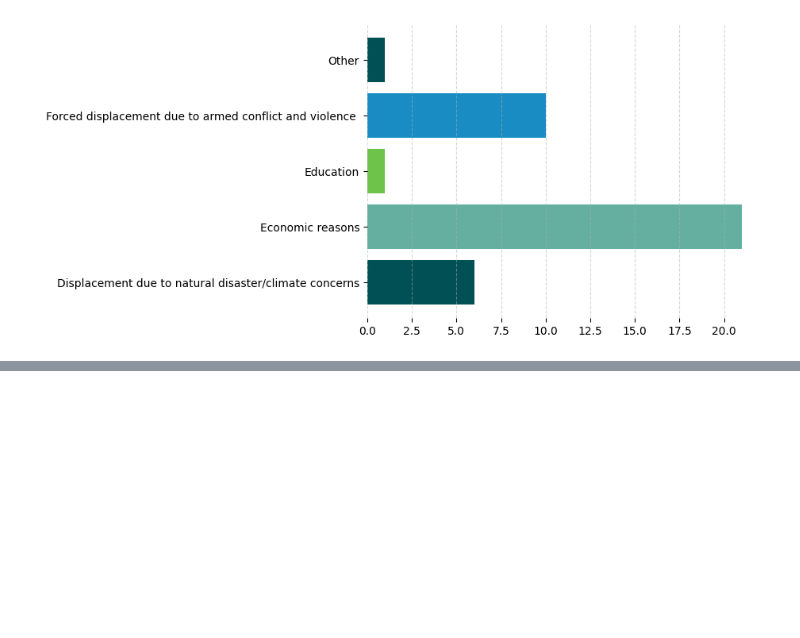
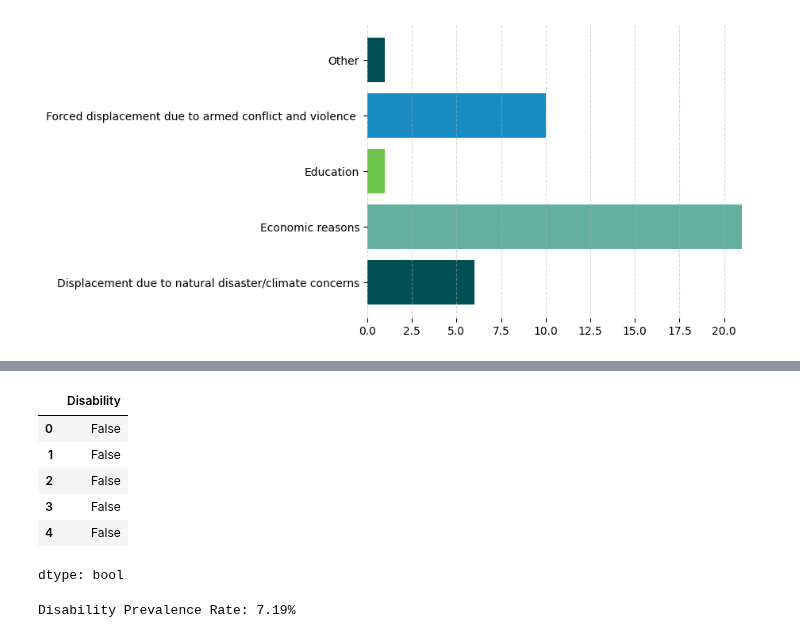
Before and after one commit to Mirwais-Farahi/MSIHealthServiceAnalytics, a Jupyter notebook: notebooks/03_Descriptive_Analysis.ipynb, the cells around one changed output, grey strips where cells are left out. Cells and saved outputs as stored; diff of their text form; code cells hidden in the pictures; blank space fills up the shorter version.

```diff
--- a/notebooks/03_Descriptive_Analysis.ipynb
+++ b/notebooks/03_Descriptive_Analysis.ipynb
@@ -476,0 +519,10 @@ Total of 77
+# %%
+original_data['Disability'].head()
+# %% [output]
+|  | Disability |
+| 0 | False |
+| 1 | False |
+| 2 | False |
+| 3 | False |
+| 4 | False |
+dtype: bool
@@ -476,0 +531,5 @@ Total of 77
+# %%
+# Output results
+print(f"Disability Prevalence Rate: {prevalence_rate:.2f}%")
+# %% [output]
+Disability Prevalence Rate: 7.19%
```
Also changed, not shown: parts of 13 cells of this notebook.
